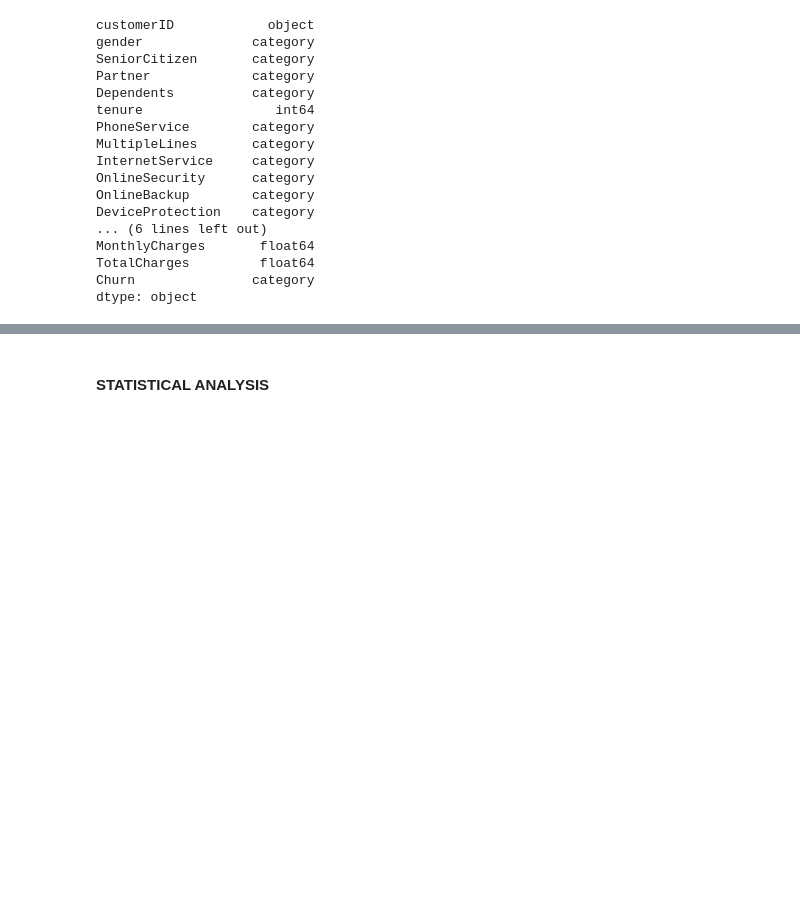
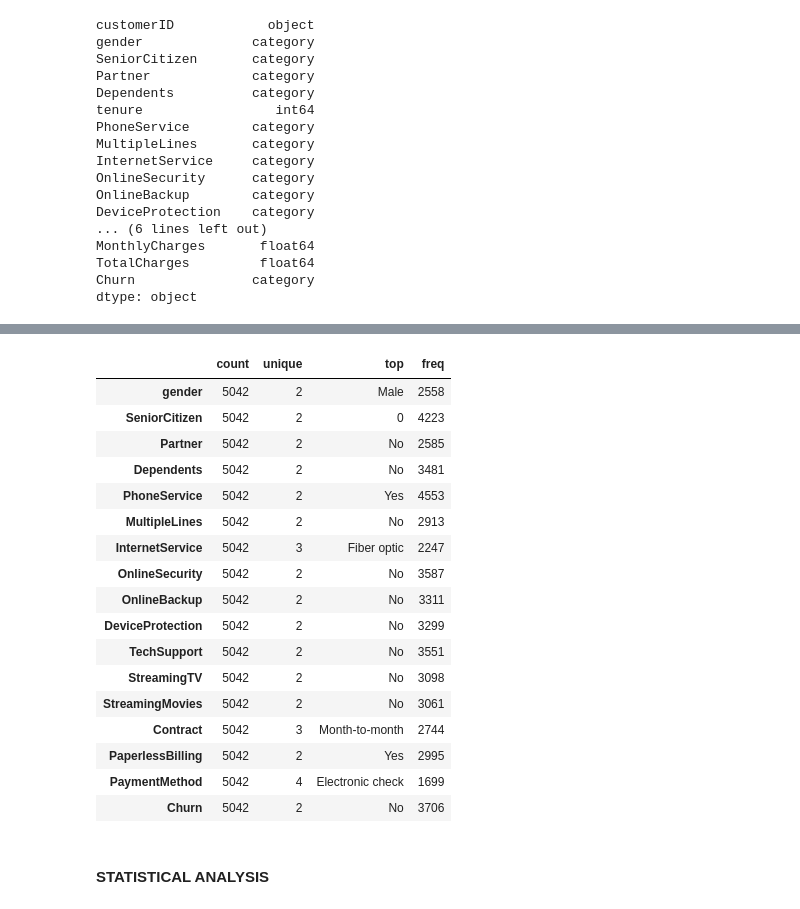
Before and after one commit to Rama-Mwenda/Customer_Churn, a Jupyter notebook: Notebooks/Customer_Churn.ipynb, the cells around one changed output, grey strips where cells are left out. Saved outputs shown, nothing was run; the diff lists cells and outputs as text; code cells hidden in the pictures; blank space fills up the shorter version.

```diff
--- a/Notebooks/Customer_Churn.ipynb
+++ b/Notebooks/Customer_Churn.ipynb
@@ -423,2 +523,23 @@ dtype: object
+# %%
+train[categorical].describe().T
+# %% [output]
+|  | count | unique | top | freq |
+| gender | 5042 | 2 | Male | 2558 |
+| SeniorCitizen | 5042 | 2 | 0 | 4223 |
+| Partner | 5042 | 2 | No | 2585 |
+| Dependents | 5042 | 2 | No | 3481 |
+| PhoneService | 5042 | 2 | Yes | 4553 |
+| MultipleLines | 5042 | 2 | No | 2913 |
+| InternetService | 5042 | 3 | Fiber optic | 2247 |
+| OnlineSecurity | 5042 | 2 | No | 3587 |
+| OnlineBackup | 5042 | 2 | No | 3311 |
+| DeviceProtection | 5042 | 2 | No | 3299 |
+| TechSupport | 5042 | 2 | No | 3551 |
+| StreamingTV | 5042 | 2 | No | 3098 |
+| StreamingMovies | 5042 | 2 | No | 3061 |
+| Contract | 5042 | 3 | Month-to-month | 2744 |
+| PaperlessBilling | 5042 | 2 | Yes | 2995 |
+| PaymentMethod | 5042 | 4 | Electronic check | 1699 |
+| Churn | 5042 | 2 | No | 3706 |
 # %% [markdown]
 #### **STATISTICAL ANALYSIS**
```
Also changed, not shown: parts of 16 cells of this notebook.
